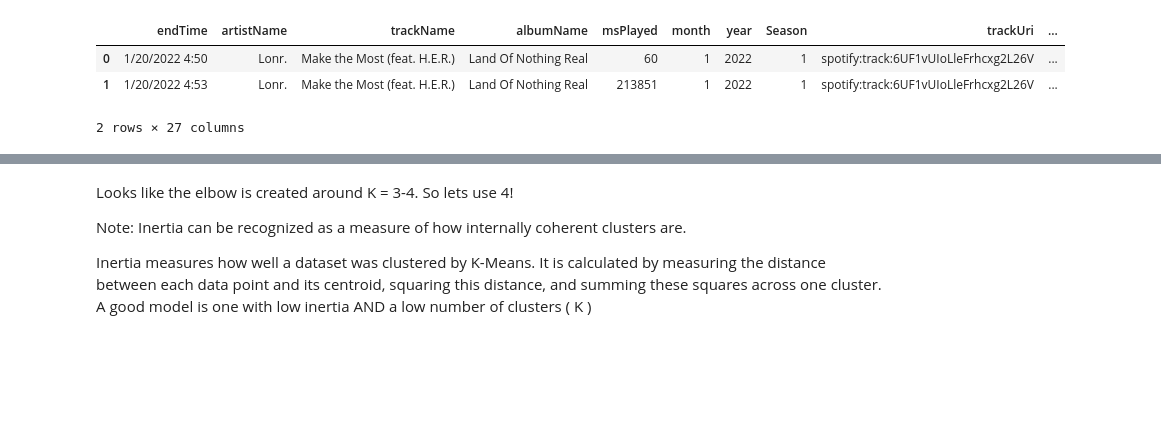
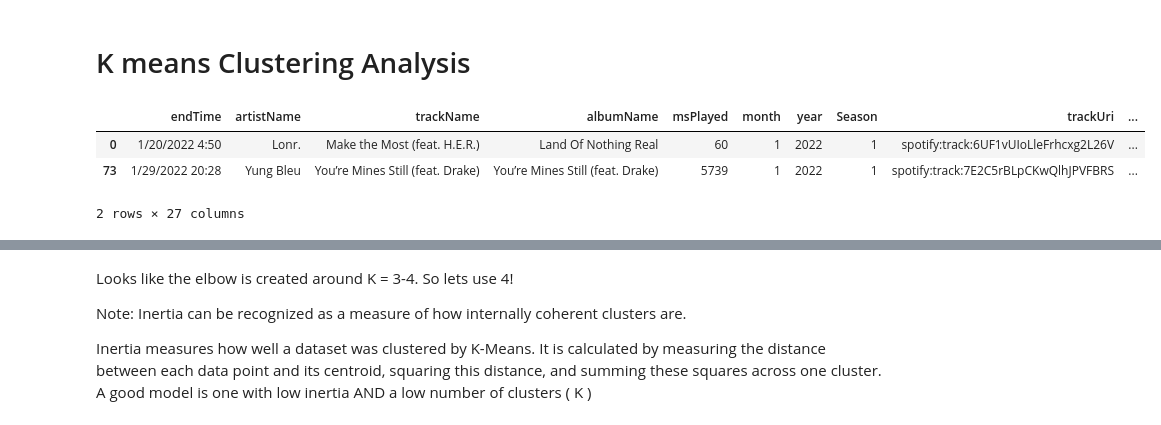
Before and after one commit to 98yangjames/SpotifyML, a Jupyter notebook: clustering.ipynb, the cells around one changed output, grey strips where cells are left out. Cells and saved outputs as stored; diff of their text form; code cells hidden in the pictures; blank space fills up the shorter version.

```diff
--- a/clustering.ipynb
+++ b/clustering.ipynb
@@ -4,0 +1,2 @@ warnings.filterwarnings("ignore")
+# %% [markdown]
+# K means Clustering Analysis
@@ -5,11 +12,12 @@ warnings.filterwarnings("ignore")
 # %%
 df = pd.read_csv('Data/Listening_Data/songs_listened_to_with_all_info_unique.csv')
 df = df.drop('Unnamed: 0.1', axis=1)
 df = df.drop('Unnamed: 0', axis = 1)
+df = df.drop_duplicates(subset='trackName', keep='first')
 df.head(2)
 # %% [output]
 |  | endTime | artistName | trackName | albumName | msPlayed | month | year | Season | trackUri | ... |
 | 0 | 1/20/2022 4:50 | Lonr. | Make the Most (feat. H.E.R.) | Land Of Nothing Real | 60 | 1 | 2022 | 1 | spotify:track:6UF1vUIoLleFrhcxg2L26V | ... |
-| 1 | 1/20/2022 4:53 | Lonr. | Make the Most (feat. H.E.R.) | Land Of Nothing Real | 213851 | 1 | 2022 | 1 | spotify:track:6UF1vUIoLleFrhcxg2L26V | ... |
+| 73 | 1/29/2022 20:28 | Yung Bleu | You’re Mines Still (feat. Drake) | You’re Mines Still (feat. Drake) | 5739 | 1 | 2022 | 1 | spotify:track:7E2C5rBLpCKwQlhJPVFBRS | ... |
 2 rows × 27 columns
 # %%
```
Also changed, not shown: parts of 19 cells of this notebook, 19 other files.
